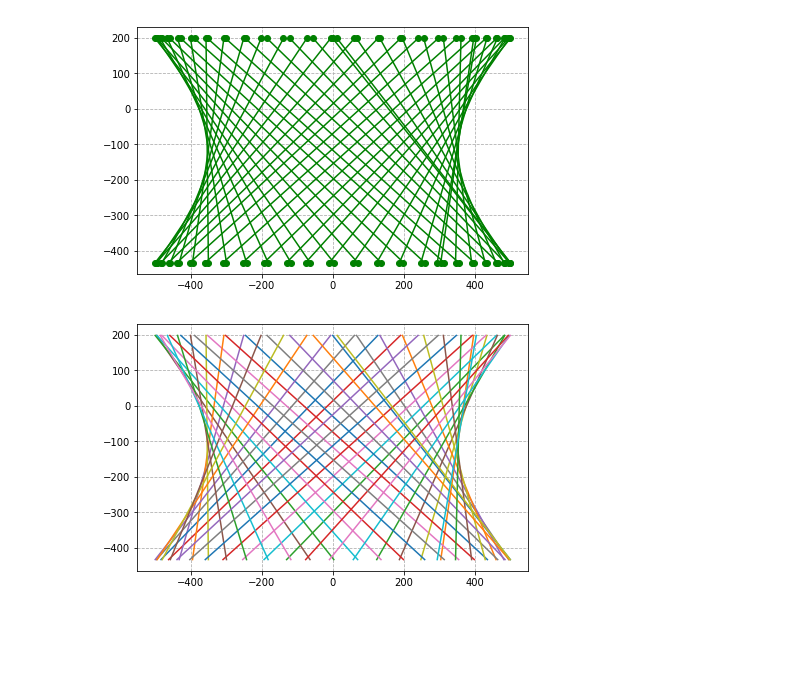
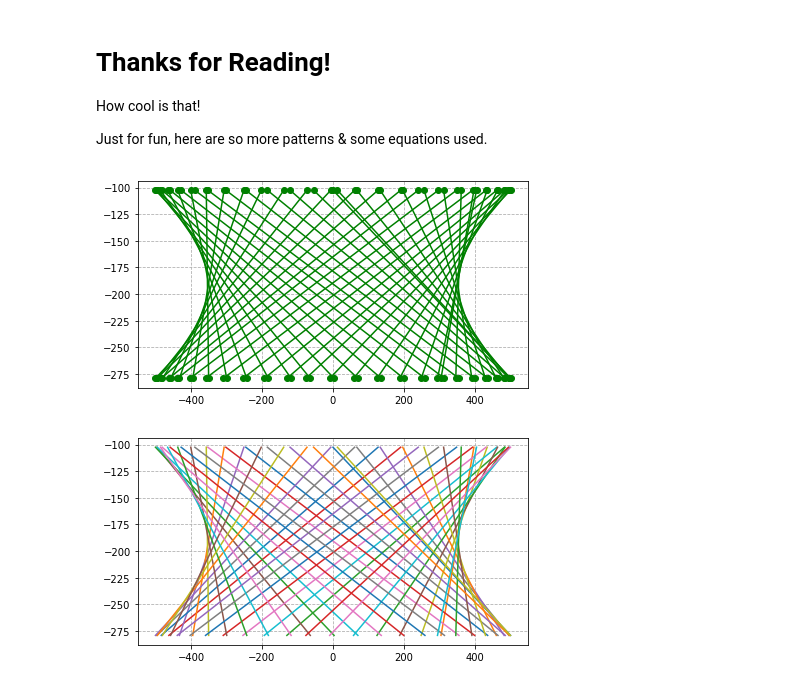
Before and after one commit to ZachWolpe/why-planets-orbit-in-an-ellipse, a Jupyter notebook: Planet Ellipse.ipynb, the cells around one changed output. Cells and saved outputs as stored; diff of their text form; code cells hidden in the pictures; blank space fills up the shorter version.

```diff
--- a/Planet Ellipse.ipynb
+++ b/Planet Ellipse.ipynb
@@ -12,5 +22,6 @@ https://www.wolframalpha.com/input/?i=sin%28x%29+%3D+m*cos%28x%29+%2B+c
 import numpy as np
 import pandas as pd
 import matplotlib.pyplot as plt
+plt.style.use('seaborn-darkgrid')
 import random
 import math
@@ -149,9 +172,8 @@ def lines_from_eccentric_point(circle, r, µ=100):
 lines = lines_from_eccentric_point(circle=circle, r=r)
 # %%
-fig, ax = plt.subplots(1, figsize=(7,7))
+fig, ax = plt.subplots(1, figsize=(9,9))
 plt.grid(linestyle='--')
 ax.set_aspect(1)
-
 
 ax.scatter(circle[0][0], circle[0][1], c='black')
 ax.plot(circle[1], circle[2])
@@ -160,9 +182,5 @@ for i in range(len(lines)):
     ax.scatter(circle[0][0], circle[0][1], c='black')
     ax.plot([np.array(lines)[:,2][i],circle[0][0]], [np.array(lines)[:,3][i],circle[0][1]], '-', alpha=1)
 
-
-
-
-
 plt.show()
 # %% [output]
@@ -203,0 +257,30 @@ lines[10][2]
+# %%
+## generate data with equations
+yzz = []
+xzz = []
+for i in range(len(new_lines)):
+    xz = np.linspace(np.array(new_lines)[i][2]-250, np.array(new_lines)[i][2]+250, 100)
+    xzz.append(xz)
+    yz = []
+    for j in xz:
+        yz.append(np.array(new_lines)[i][0]*j + np.array(new_lines)[i][1])
+    yzz.append(yz)
+# %%
+fig, ax = plt.subplots(1, figsize=(9,9))
+plt.grid(linestyle='--')
+plt.xlim(-600,600)
+plt.ylim(-600,600)
+ax.set_aspect(1)
+
+ax.scatter(circle[0][0], circle[0][1], c='black')
+ax.plot(circle[1], circle[2])
+
+
+for i in range(np.shape(xzz)[0]):
+    ax.plot(xzz[i], yzz[i])
+
+
+
+
+plt.title('EMERGENT ELLIPSE')
+plt.show()
@@ -204,22 +416,28 @@ lines[10][2]
+# %% [markdown]
+# Thanks for Reading!
+
+How cool is that!
+
+Just for fun, here are so more patterns & some equations used.
 # %%
 fig, ax = plt.subplots(1, figsize=(7,7))
 plt.grid(linestyle='--')
-ax.set_aspect(1)
+ax.set_aspect(3)
 
 
 for i in range(len(lines)):
     ax.plot([np.array(lines)[:,2][i],np.array(lines)[:,3][i]], [circle[0][0],circle[0][1]], 'go-')
     # plt.plot(x[i:i+2], y[i:i+2], 'ro-')
 
 
 plt.show()
 # %% [output]
-[figure, old version]
+[figure, new version]
 # %%
 fig, ax = plt.subplots(1, figsize=(7,7))
 plt.grid(linestyle='--')
-ax.set_aspect(1)
+ax.set_aspect(3)
 ax.plot([np.array(lines)[:,2], np.array(lines)[:,3]],circle[0]);
 # %% [output]
-[figure, old version]
+[figure, new version]
 # %% [markdown]
```
Also changed, not shown: parts of 22 cells of this notebook, 1 other file.
